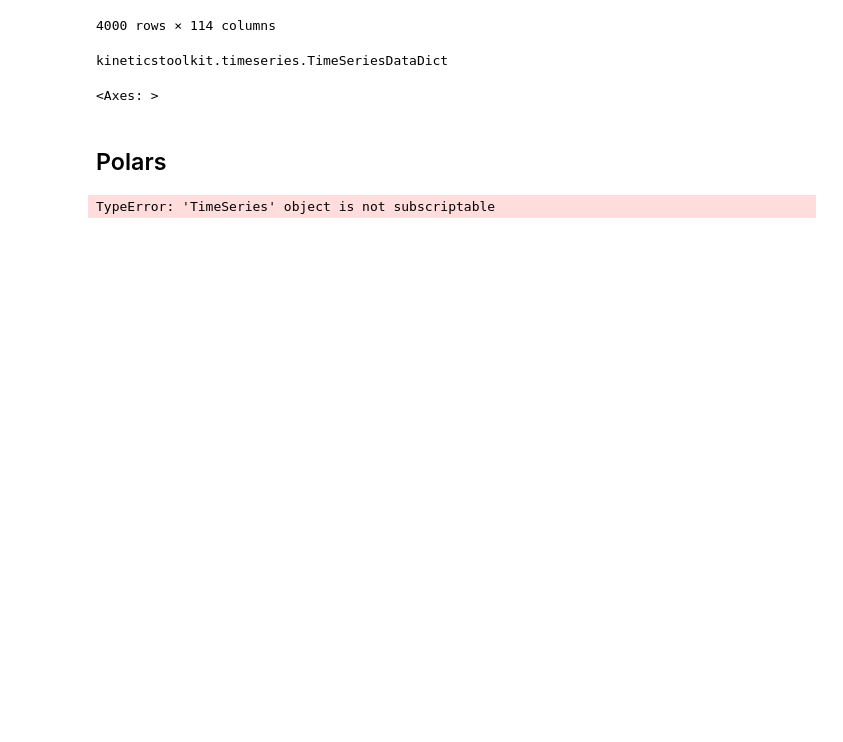
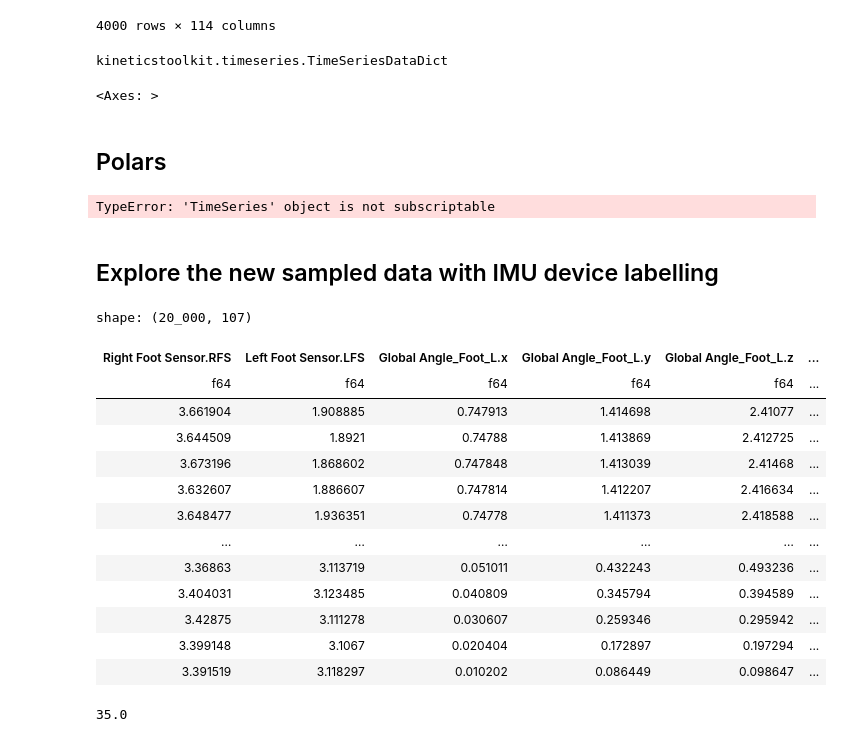
Before and after one commit to UniExeterRSE/LISA, a Jupyter notebook: notebooks/data_explore.ipynb, the cells around one changed output. Cells and saved outputs as stored; diff of their text form; code cells hidden in the pictures; blank space fills up the shorter version.

Commit message:
interim data processing

```diff
--- a/notebooks/data_explore.ipynb
+++ b/notebooks/data_explore.ipynb
@@ -207,3 +205,53 @@ num_frames, num_markers, _ = coordinates.shape
 columns = [f"{label}_{coord}" for label in labels for coord in ['X', 'Y', 'Z']]
 # %% [output]
 TypeError: 'TimeSeries' object is not subscriptable
+# %% [markdown]
+## Explore the new sampled data with IMU device labelling
+# %%
+from lisa.config import LABELLED_TEST_DATA_DIR
+import polars as pl
+from lisa.dataset import _find_column_names
+
+filename = 'P1_1608 Walk1_7ms'
+file = os.path.join(LABELLED_TEST_DATA_DIR, filename + '.c3d')
+# %%
+c3d_contents = c3d(file)
+
+analogs = c3d_contents["data"]["analogs"]
+df = pl.DataFrame(analogs[0].T)
+df.columns = _find_column_names(c3d_contents)
+# to_remove = ["Force", "Moment", "Velocity", "Angle.Pitch", "Length.Sway", "Sway Distance.Sway"]
+
+# columns_to_remove = [
+#     col for col in df.columns if any(sub in col for sub in to_remove)
+# ]
+
+# df = df.drop(columns_to_remove)
+
+placement_labels = ['foot', 'shank', 'thigh', 'pelvis']
+
+filtered_columns = [col for col in df.columns if any(label in col.lower() for label in placement_labels)]
+df_filtered = df.select(filtered_columns)
+
+# Display the filtered DataFrame
+df_filtered
+# %% [output]
+shape: (20_000, 107)
+| Right Foot Sensor.RFS | Left Foot Sensor.LFS | Global Angle_Foot_L.x | Global Angle_Foot_L.y | Global Angle_Foot_L.z | ... |
+| f64 | f64 | f64 | f64 | f64 | ... |
+| 3.661904 | 1.908885 | 0.747913 | 1.414698 | 2.41077 | ... |
+| 3.644509 | 1.8921 | 0.74788 | 1.413869 | 2.412725 | ... |
+| 3.673196 | 1.868602 | 0.747848 | 1.413039 | 2.41468 | ... |
+| 3.632607 | 1.886607 | 0.747814 | 1.412207 | 2.416634 | ... |
+| 3.648477 | 1.936351 | 0.74778 | 1.411373 | 2.418588 | ... |
+| … | … | … | … | … | ... |
+| 3.36863 | 3.113719 | 0.051011 | 0.432243 | 0.493236 | ... |
+| 3.404031 | 3.123485 | 0.040809 | 0.345794 | 0.394589 | ... |
+| 3.42875 | 3.111278 | 0.030607 | 0.259346 | 0.295942 | ... |
+| 3.399148 | 3.1067 | 0.020404 | 0.172897 | 0.197294 | ... |
+| 3.391519 | 3.118297 | 0.010202 | 0.086449 | 0.098647 | ... |
+# %%
+filtered_columns = [col for col in df.columns if any(label in col.lower() for label in placement_labels)]
+(len(filtered_columns)-2)/3
+# %% [output]
+35.0
```
Also changed, not shown: parts of 3 cells of this notebook, 2 other files.
